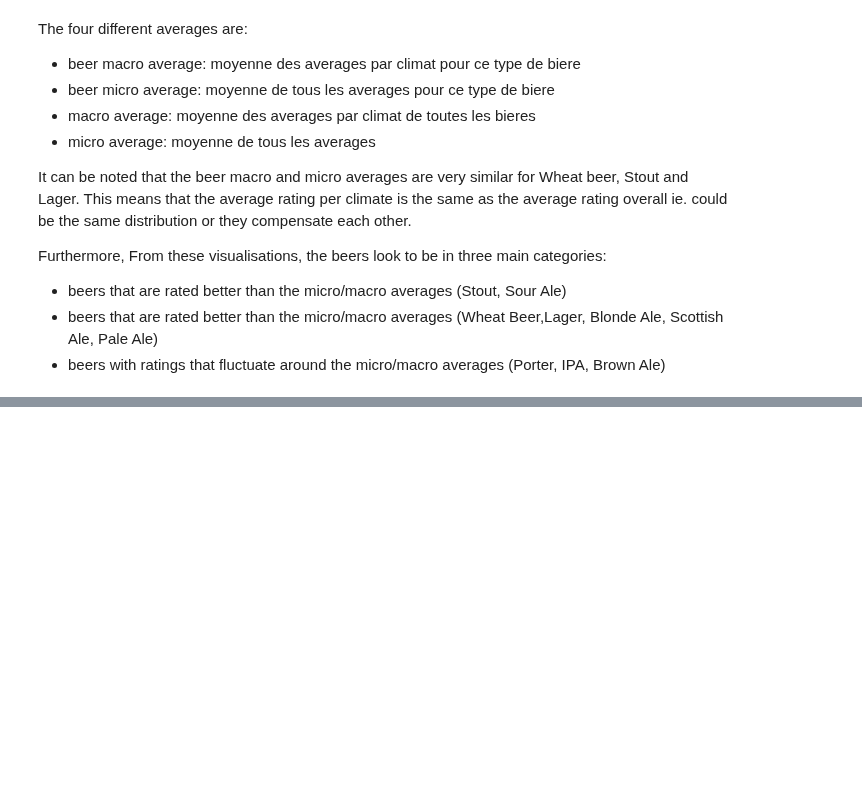
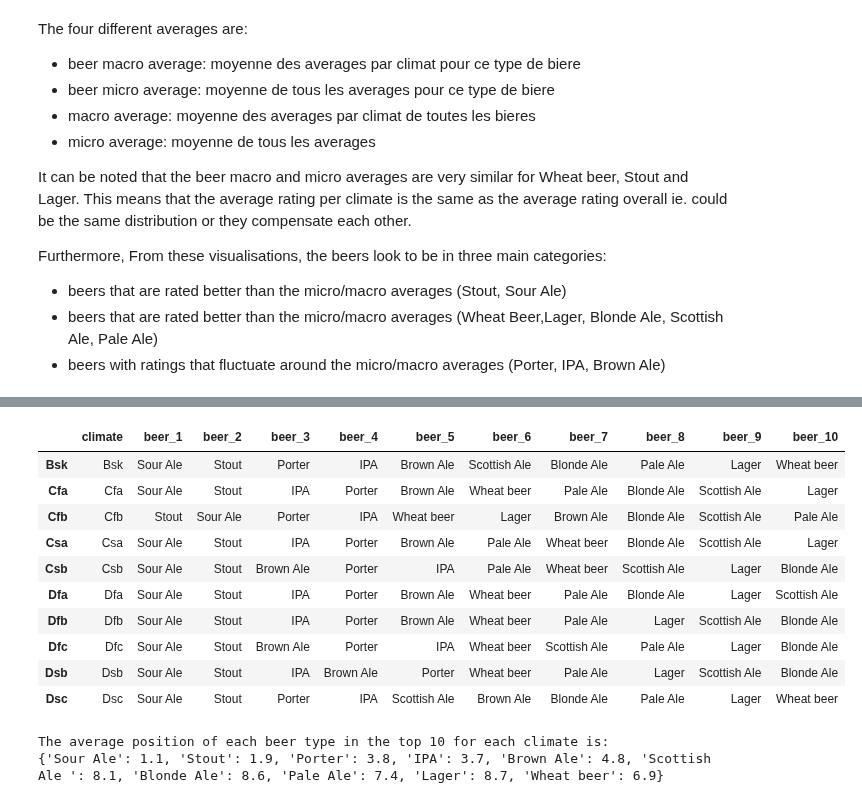
Before and after one commit to epfl-ada/ada-2023-project-riskybiscuits, a Jupyter notebook: styles_analysis.ipynb, the cells around one changed output, grey strips where cells are left out. Saved outputs shown, nothing was run; the diff lists cells and outputs as text; code cells hidden in the pictures; blank space fills up the shorter version.

```diff
--- a/styles_analysis.ipynb
+++ b/styles_analysis.ipynb
@@ -300,26 +248,0 @@ It seems that Dsc is an outlier in most plots, let's remove it
-# %%
-# create a new df from to_plot without the Dsc climate
-
-to_plot_2 = to_plot.copy()
-to_plot_2 = to_plot_2[to_plot_2['climate']!='Dsc'].reset_index(drop=True)
-
-fig, ax = plt.subplots(num_scores//2, 2, figsize=(20, 20))
-
-for i, beer_type in enumerate(to_plot_2['general_style'].unique()):
-
-    # compute average beer rating for that beer type
-    beer_av_macro = to_plot_2[to_plot_2['general_style']==beer_type]['overall'].mean()
-    beer_av_micro = us_users_ratings[us_users_ratings['general_style']==beer_type]['overall'].mean()
-
-    # plot the overall beer ratings for each type, climate and the different averagers
-    ax[i//2,i%2].plot(to_plot_2[to_plot_2['general_style']==beer_type]['climate'], to_plot_2[to_plot_2['general_style']==beer_type]['overall'])
-    ax[i//2,i%2].plot([0, num_scores], [beer_av_macro,beer_av_macro], "r--", label="{} macro average".format(beer_type))
-    ax[i//2,i%2].plot([0, num_scores], [beer_av_micro,beer_av_micro], "y-.", label="{} micro average".format(beer_type))
-    ax[i//2,i%2].plot([0, num_scores], [micro_av_overall,micro_av_overall], "g--", label="Micro average")
-    ax[i//2,i%2].plot([0, num_scores], [macro_av_overall,macro_av_overall], "b-.", label="Macro average")
-    ax[i//2,i%2].set_title(beer_type)
-    ax[i//2,i%2].legend()
-
-#plt.title('Ratings given by climate regions for each beer type')
-plt.tight_layout()
-plt.show()
@@ -417,7 +261,0 @@ def plot_climate_stats(df, column, title, ax=None, symmetrical=False, categorica
-# %%
-# Map the different beer type means as a function of the climate
-
-fig, axs = plt.subplots(num_scores//2,2,figsize=(20, 10))
-
-for i, beer_type in enumerate(climate_beer_type['general_style'].unique()):
-    plot_climate_stats(climate_beer_type[climate_beer_type['general_style']==beer_type], "overall", "Mean overall rating for {}".format(beer_type), ax=axs[i//2, i%2], symmetrical=True)
@@ -427,0 +289,41 @@ A FAIRE: changer la fonction pour que les valeurs gardent les memes couleurs pou
+# %%
+# Create a datafram which gives for each climate the general style ordered by the average overall rating
+columns = ['climate'] + ["beer_" + str(i) for i in range(1, 11)]
+
+best_beers_per_climate = pd.DataFrame(columns=columns)
+
+for climate in climate_beer_type['climate'].unique():
+    best_beers_per_climate.loc[climate] = [climate] + list(climate_beer_type[climate_beer_type['climate']==climate].sort_values(by='overall', ascending=False)['general_style'].values[:10])
+
+best_beers_per_climate.head(10)
+# %% [output]
+|  | climate | beer_1 | beer_2 | beer_3 | beer_4 | beer_5 | beer_6 | beer_7 | beer_8 | beer_9 | beer_10 |
+| Bsk | Bsk | Sour Ale | Stout | Porter | IPA | Brown Ale | Scottish Ale | Blonde Ale | Pale Ale | Lager | Wheat beer |
+| Cfa | Cfa | Sour Ale | Stout | IPA | Porter | Brown Ale | Wheat beer | Pale Ale | Blonde Ale | Scottish Ale | Lager |
+| Cfb | Cfb | Stout | Sour Ale | Porter | IPA | Wheat beer | Lager | Brown Ale | Blonde Ale | Scottish Ale | Pale Ale |
+| Csa | Csa | Sour Ale | Stout | IPA | Porter | Brown Ale | Pale Ale | Wheat beer | Blonde Ale | Scottish Ale | Lager |
+| Csb | Csb | Sour Ale | Stout | Brown Ale | Porter | IPA | Pale Ale | Wheat beer | Scottish Ale | Lager | Blonde Ale |
+| Dfa | Dfa | Sour Ale | Stout | IPA | Porter | Brown Ale | Wheat beer | Pale Ale | Blonde Ale | Lager | Scottish Ale |
+| Dfb | Dfb | Sour Ale | Stout | IPA | Porter | Brown Ale | Wheat beer | Pale Ale | Lager | Scottish Ale | Blonde Ale |
+| Dfc | Dfc | Sour Ale | Stout | Brown Ale | Porter | IPA | Wheat beer | Scottish Ale | Pale Ale | Lager | Blonde Ale |
+| Dsb | Dsb | Sour Ale | Stout | IPA | Brown Ale | Porter | Wheat beer | Pale Ale | Lager | Scottish Ale | Blonde Ale |
+| Dsc | Dsc | Sour Ale | Stout | Porter | IPA | Scottish Ale | Brown Ale | Blonde Ale | Pale Ale | Lager | Wheat beer |
+# %%
+# Can compute average position for each beer type in the top 10 for each climate
+beers_average_position = {}
+
+for row in best_beers_per_climate.iterrows():
+   for i, beer in enumerate(row[1][1:]):
+       if beer in beers_average_position:
+           beers_average_position[beer] += (i+1)
+       else:
+           beers_average_position[beer] = (i+1)
+
+for beer in beers_average_position:
+    beers_average_position[beer] /= len(best_beers_per_climate)
+
+print("The average position of each beer type in the top 10 for each climate is:")
+print(beers_average_position)
+# %% [output]
+The average position of each beer type in the top 10 for each climate is:
+{'Sour Ale': 1.1, 'Stout': 1.9, 'Porter': 3.8, 'IPA': 3.7, 'Brown Ale': 4.8, 'Scottish Ale ': 8.1, 'Blonde Ale': 8.6, 'Pale Ale': 7.4, 'Lager': 8.7, 'Wheat beer': 6.9}
```
Also changed, not shown: parts of 26 cells of this notebook, 1 other file.
